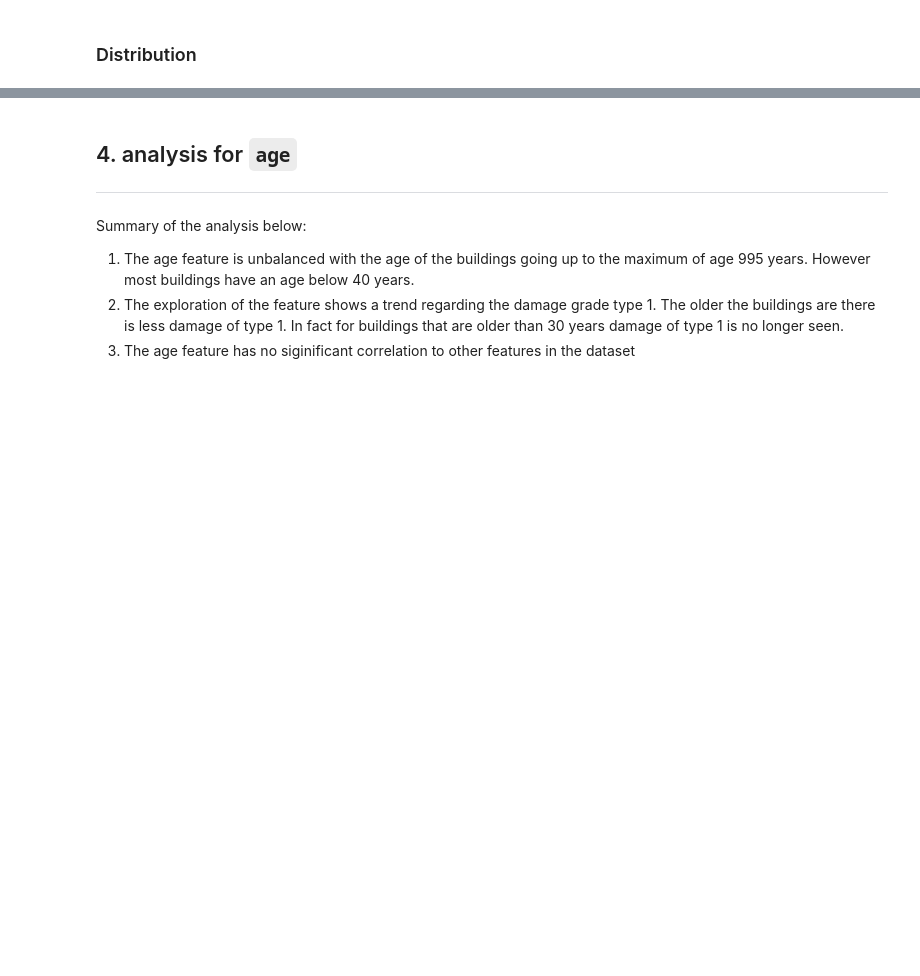
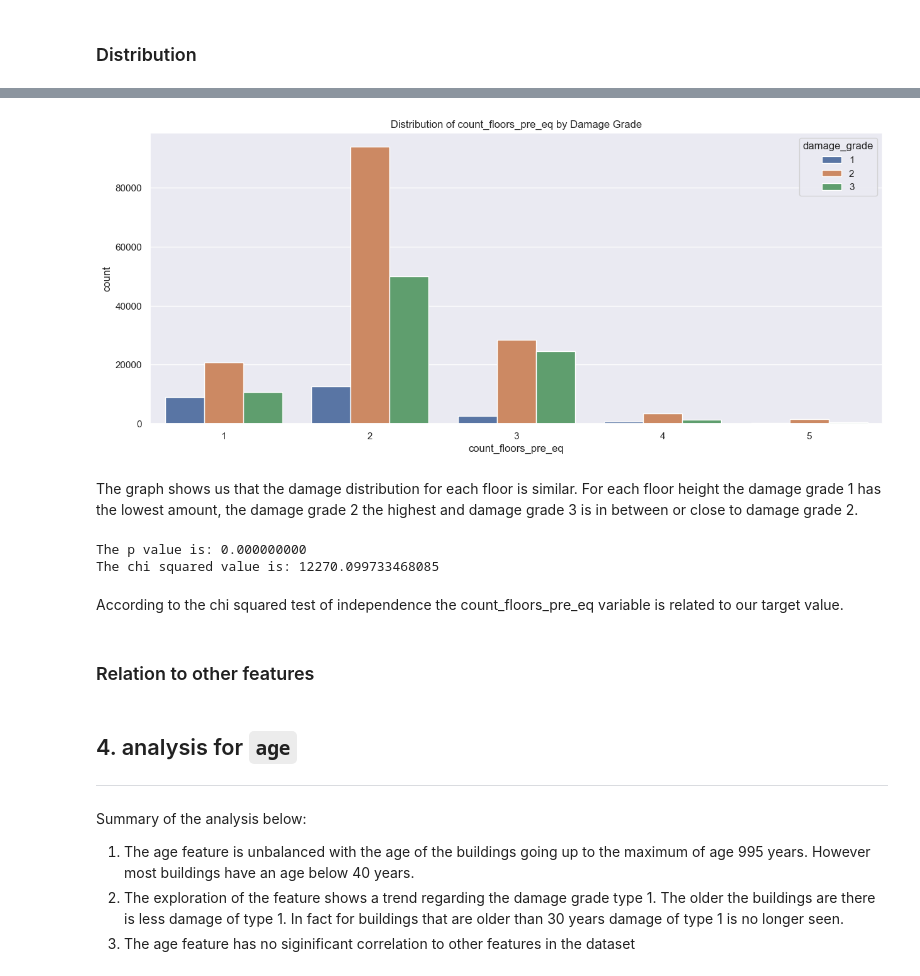
Before and after one commit to Sidies/-2015_Gorkha_earthquake_damage_prediction, a Jupyter notebook: notebooks/Exploration.ipynb, the cells around one changed output, grey strips where cells are left out. Cells and saved outputs as stored; diff of their text form; code cells hidden in the pictures; blank space fills up the shorter version.

```diff
--- a/notebooks/Exploration.ipynb
+++ b/notebooks/Exploration.ipynb
@@ -242,3 +253,35 @@ Name: count_floors_pre_eq, dtype: int64
+# %%
+# merge the two dataframes on building_id
+merged_df = pd.merge(train_df, target_df, on='building_id')
+# as the data is unbalanced we only look at the values below 5 floors
+filtered_df = merged_df.loc[merged_df['count_floors_pre_eq'] <= 5]
+plt.figure(figsize=(15,6))
+sns.countplot(data=filtered_df, x="count_floors_pre_eq", hue="damage_grade")
+plt.title("Distribution of count_floors_pre_eq by Damage Grade")
+plt.show()
+# %% [output]
+[figure, added]
+# %% [markdown]
+The graph shows us that the damage distribution for each floor is similar. For each floor height the damage grade 1 has the lowest amount, the damage grade 2 the highest and damage grade 3 is in between or close to damage grade 2.
+# %%
+# create a crosstab of variable1 and variable2
+cross_tab = pd.crosstab(filtered_df['count_floors_pre_eq'], filtered_df['damage_grade'])
+
+# perform chi-square test of independence
+chi2, p, dof, expected = chi2_contingency(cross_tab)
+
+# round p to 4 decimal places
+rounded_p = round(p, 9)
+
+print(f"The p value is: {rounded_p:.9f}")
+print(f"The chi squared value is: {chi2}")
+# %% [output]
+The p value is: 0.000000000
+The chi squared value is: 12270.099733468085
+# %% [markdown]
+According to the chi squared test of independence the count_floors_pre_eq variable is related to our target value.
+# %% [markdown]
+### Relation to other features
 # %% [markdown]
 ## 4. analysis for `age`
 ---
```
Also changed, not shown: parts of 6 cells of this notebook.
